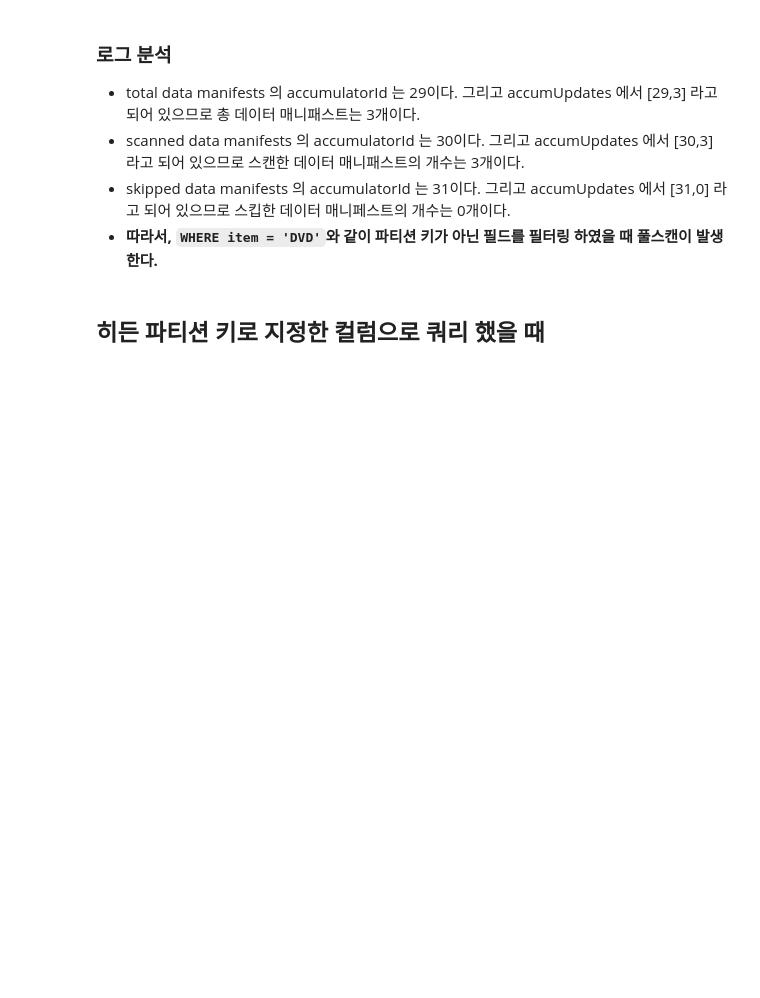
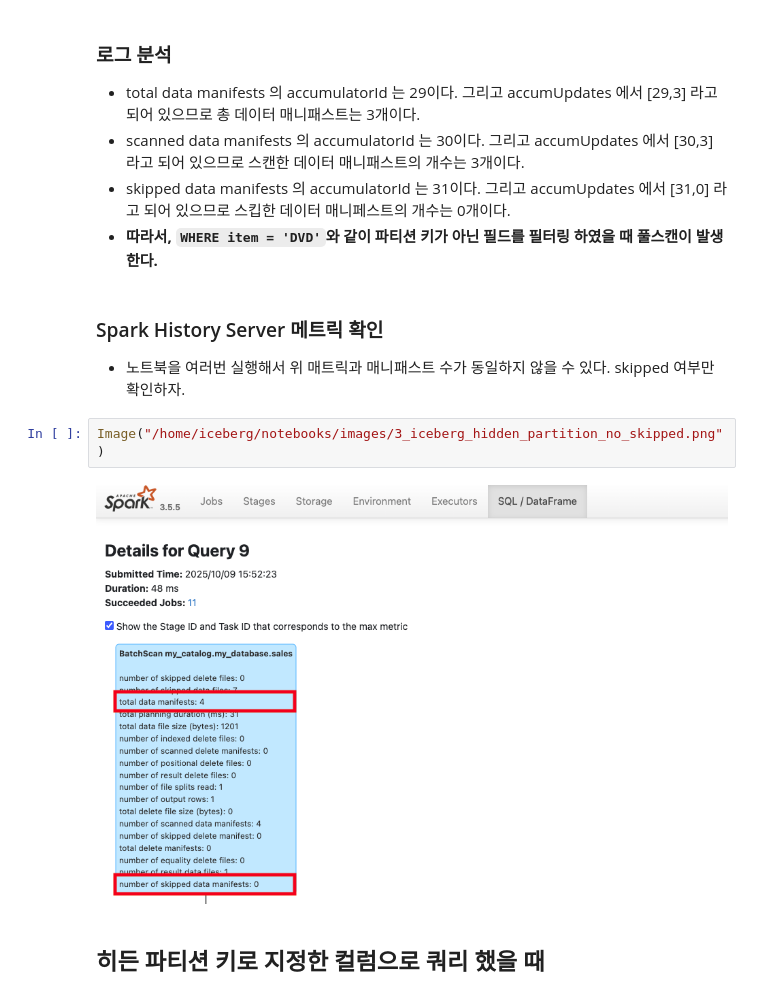
Before and after one commit to mynameischawoo/ThisIsDataEngineer, a Jupyter notebook: iceberg/notebooks/3_iceberg_hidden_partitioning.ipynb, the cells around one changed output. Cells and saved outputs as stored; diff of their text form; blank space fills up the shorter version.

```diff
--- a/iceberg/notebooks/3_iceberg_hidden_partitioning.ipynb
+++ b/iceberg/notebooks/3_iceberg_hidden_partitioning.ipynb
@@ -183,6 +156,13 @@ WHERE item = 'DVD';
 - scanned data manifests 의 accumulatorId 는 30이다. 그리고 accumUpdates 에서 [30,3] 라고 되어 있으므로 스캔한 데이터 매니패스트의 개수는 3개이다.
 - skipped data manifests 의 accumulatorId 는 31이다. 그리고 accumUpdates 에서 [31,0] 라고 되어 있으므로 스킵한 데이터 매니페스트의 개수는 0개이다.
 - **따라서, `WHERE item = 'DVD'`와 같이 파티션 키가 아닌 필드를 필터링 하였을 때 풀스캔이 발생한다.**
+# %% [markdown]
+### Spark History Server 메트릭 확인
+- 노트북을 여러번 실행해서 위 매트릭과 매니패스트 수가 동일하지 않을 수 있다. skipped 여부만 확인하자.
+# %%
+Image("/home/iceberg/notebooks/images/3_iceberg_hidden_partition_no_skipped.png")
+# %% [output]
+[figure, added]
 # %% [markdown]
 ## 히든 파티션 키로 지정한 컬럼으로 쿼리 했을 때
 # %%
```
Also changed, not shown: parts of 11 cells of this notebook, 4 other files.
